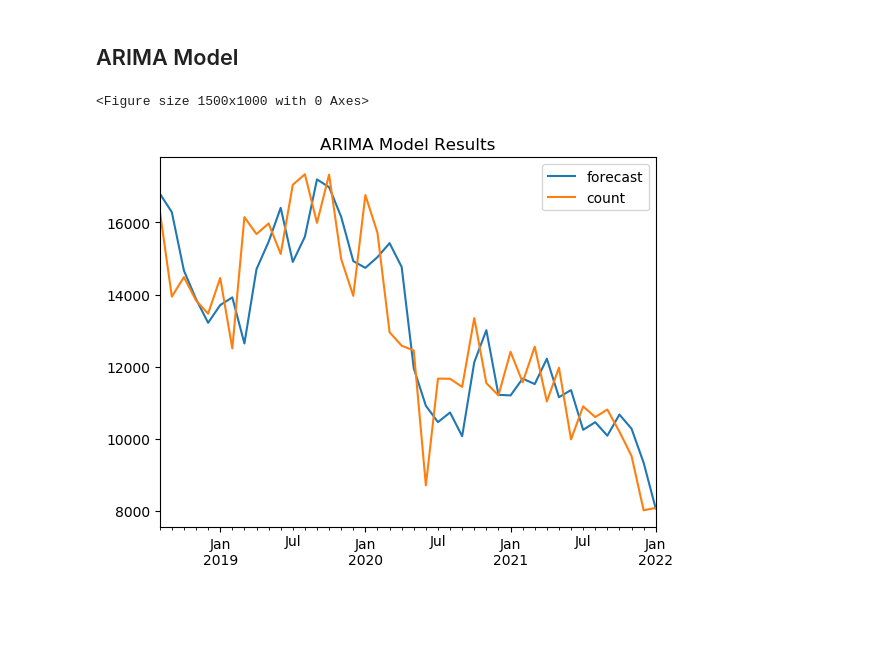
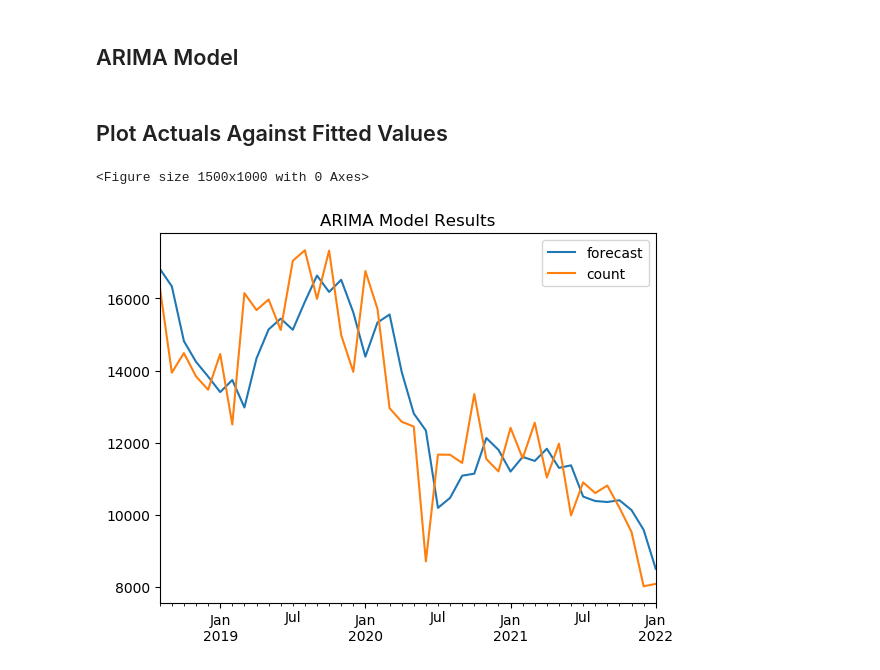
Before and after one commit to zalvatore/Predicting_Police_Activity, a Jupyter notebook: Police_Stops_Modeling.ipynb, the cells around one changed output. Cells and saved outputs as stored; diff of their text form; code cells hidden in the pictures; blank space fills up the shorter version.

```diff
--- a/Police_Stops_Modeling.ipynb
+++ b/Police_Stops_Modeling.ipynb
@@ -99,32 +99,34 @@ plt.show()
 [figure]
 # %% [markdown]
 ## ARIMA Model
+# %% [markdown]
+## Plot Actuals Against Fitted Values
 # %%
 f = plt.figure()
 f.set_figwidth(15)
 f.set_figheight(10)
 
-arima_model = ARIMA(ripa_stops_train, order = (2,1,2))
+arima_model = ARIMA(ripa_stops_train, order = (1,1,1))
 arima_output = arima_model.fit(disp=-1)
 
 arima_output.plot_predict()
 
 #forecast, series, confidence = arima_output.forecast(11, alpha = 0.05)
 
 #forecast_s = pd.Series(forecast, index = ripa_stops_test.index)
 #low_bound = pd.Series(confidence[: , 0], index = ripa_stops_test.index)
 #high_bound = pd.Series(confidence[: , 1], index = ripa_stops_test.index)
 
 
 #plt.plot( ripa_stops_train)
 #plt.plot( ripa_stops_test)
 #plt.plot( forecast_s)
 #plt.fill_between(low_bound.index, low_bound, high_bound, alpha = .15)
 
 
 #plt.legend(["Training", "Testing", "Forecast"])
 plt.title("ARIMA Model Results")
 plt.show()
 # %% [output]
 <Figure size 1500x1000 with 0 Axes>
-[figure, old version]
+[figure, new version]
```
Also changed, not shown: parts of 12 cells of this notebook, 1 other file.
